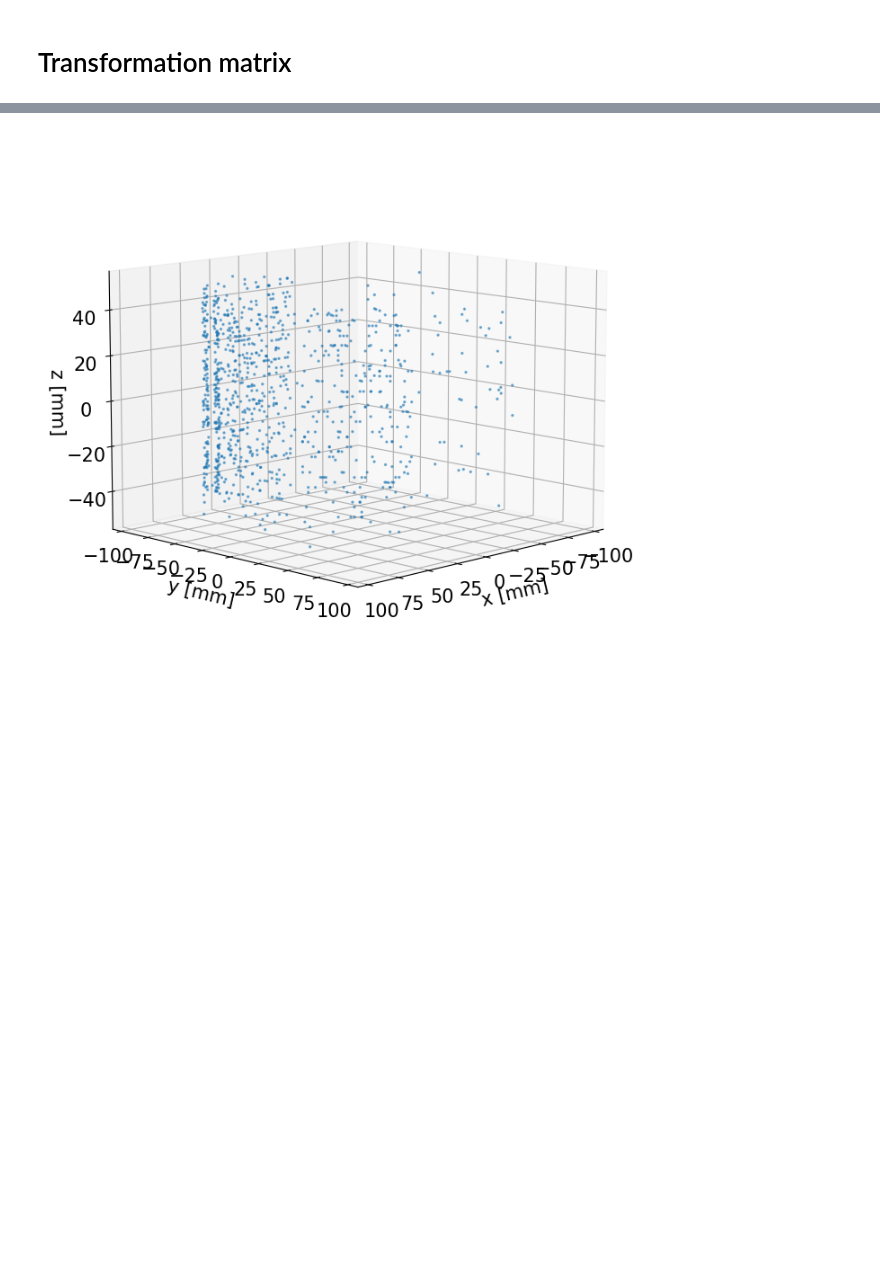
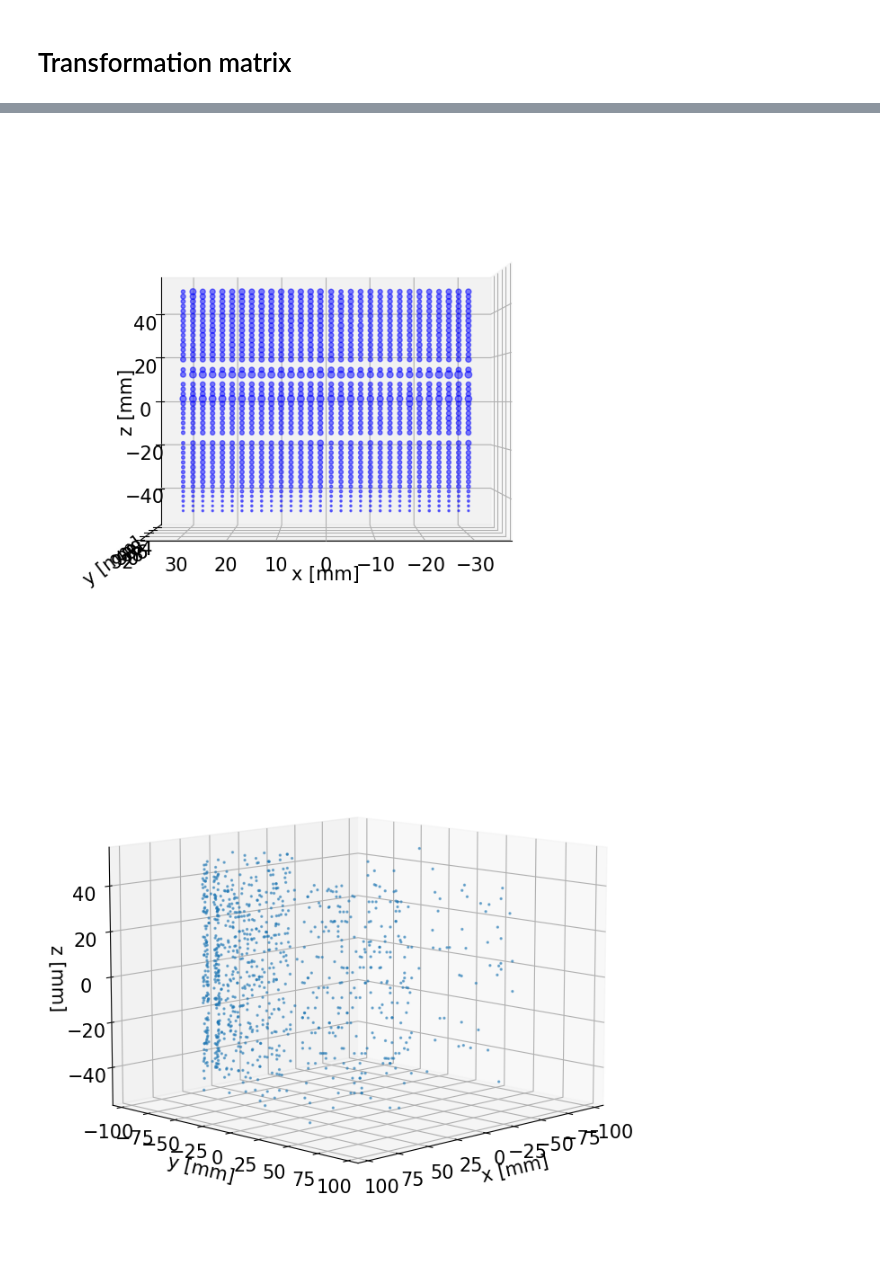
Before and after one commit to dachengx/MedPhys-recon, a Jupyter notebook: pet.ipynb, the cells around one changed output, grey strips where cells are left out. Drawn from its saved outputs; the diff is of its cells as text; code cells hidden in the pictures; blank space fills up the shorter version.

```diff
--- a/pet.ipynb
+++ b/pet.ipynb
@@ -49,4 +50,16 @@ z_displace = detector['innernum'] * detector['width'] + (detector['innernum'] +
 z_det_inner = np.hstack([z_det_inner + i * z_displace for i in [-1, 0, 1]])
 
 z_det_outer = np.hstack([z_det_outer + i * z_displace for i in [-1, 0, 1]])
+# %%
+x_wall_inner = x_det_inner + (detector['width'] + detector['film']) / 2
+
+x_wall_outer = x_det_outer + (detector['width'] + detector['film']) / 2
+
+y_wall_inner = y_det_inner + (detector['width'] + detector['film']) / 2
+
+y_wall_outer = y_det_outer + (detector['width'] + detector['film']) / 2
+
+z_wall_inner = z_det_inner + (detector['width'] + detector['film']) / 2
+
+z_wall_outer = z_det_outer + (detector['width'] + detector['film']) / 2
 # %%
@@ -63,14 +76,16 @@ xyz_pixels = np.vstack([X_pixels.flatten(), Y_pixels.flatten(), Z_pixels.flatten
 # Transformation matrix
 # %%
 def trans_matrix(method='delta'):
+    xyz_det_list = []
     if method == 'delta':
-        matrix = np.zeros((detector['outernum'] ** 2 * detector['chunk'] * detector['phinum'], image['xnum'] * image['ynum'] * image['znum']))#.astype(np.float32)
+        matrix = np.zeros((detector['innernum'] ** 2 * detector['chunk'] * detector['phinum'], image['xnum'] * image['ynum'] * image['znum']))#.astype(np.float32)
         for i in tqdm(range(8)):
-            xyz_det = np.vstack([X_det_inner.flatten(), Y_det_inner.flatten(), Z_det_inner.flatten()]).T @ R[i]
+            xyz_det = (R[i] @ np.vstack([X_det_inner.flatten(), Y_det_inner.flatten(), Z_det_inner.flatten()])).T
             nhat = normalize(xyz_det)
             delta = xyz_det[:, None, :] - xyz_pixels
             mhat = delta / np.sqrt((delta ** 2).sum(axis=-1))[:, :, None]
             m = (nhat[:, None, :] * mhat).sum(axis=-1)
             # m = np.zeros((detector['outernum'] ** 2 * detector['chunk'], image['xnum'] * image['ynum'] * image['znum']))
-            matrix[detector['outernum'] ** 2 * detector['chunk'] * i:detector['outernum'] ** 2 * detector['chunk'] * (i+1)] = m
-    return matrix
+            matrix[detector['innernum'] ** 2 * detector['chunk'] * i:detector['innernum'] ** 2 * detector['chunk'] * (i+1)] = m
+            xyz_det_list.append(xyz_det)
+    return matrix, xyz_det_list
@@ -86,3 +142,18 @@ a.shape
+# %%
+n = 1
+
+fig = plt.figure(figsize=(8, 8))
+ax = fig.gca(projection='3d')
+ax.view_init(elev=0., azim=90.)
+ax.scatter(X_det_inner.flatten(), Y_det_inner.flatten(), Z_det_inner.flatten(), color='b', s=p[n*X_det_inner.size:(n+1)*X_det_inner.size] * 0.01, alpha=0.5)
+ax.set_xlabel('x [mm]')
+ax.set_ylabel('y [mm]')
+ax.set_zlabel('z [mm]')
+# fig.savefig('.png'.format(i))
+
+plt.show()
+# %% [output]
+[figure, added]
 # %%
 fig = plt.figure(figsize=(8, 8))
 ax = fig.gca(projection='3d')
```
Also changed, not shown: parts of 16 cells of this notebook, 1 other file.
